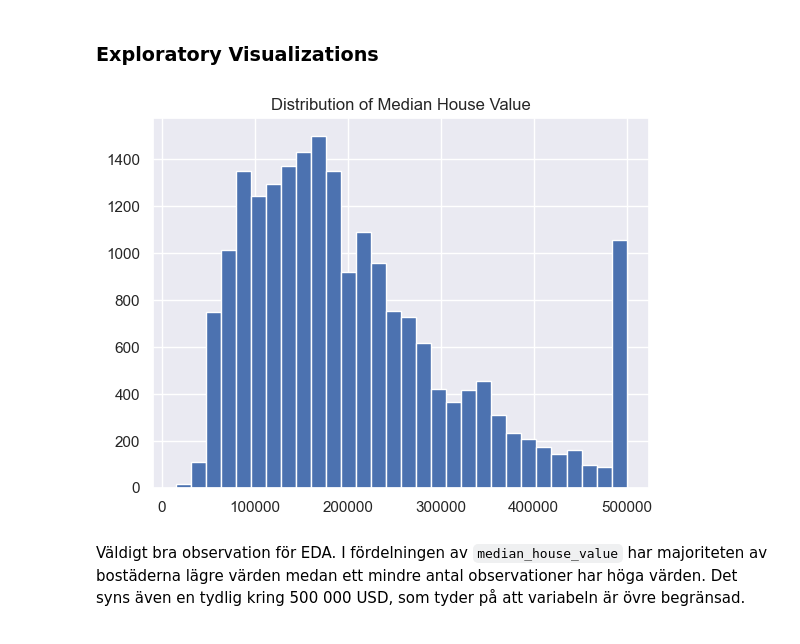
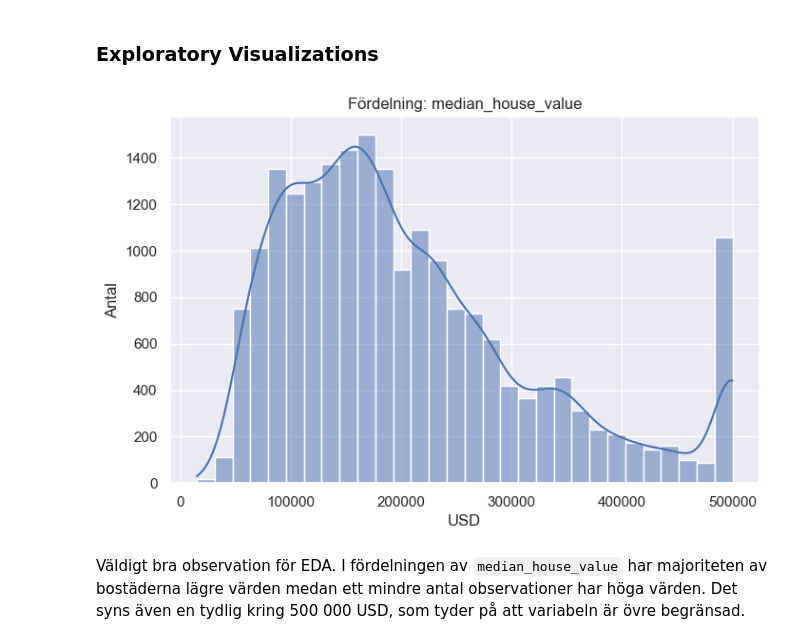
Before and after one commit to KataBeh/California-Housing, a Jupyter notebook: ML_Uppgift1_Katarina_Behrami.ipynb, the cells around one changed output. Saved outputs shown, nothing was run; the diff lists cells and outputs as text; code cells hidden in the pictures.

```diff
--- a/ML_Uppgift1_Katarina_Behrami.ipynb
+++ b/ML_Uppgift1_Katarina_Behrami.ipynb
@@ -74,7 +91,7 @@ median_house_value      0
 ocean_proximity         0
 dtype: int64
 # %%
-df["total_bedrooms"]= df["total_bedrooms"].fillna(df["total_bedrooms"].median())
+#df["total_bedrooms"]= df["total_bedrooms"].fillna(df["total_bedrooms"].median())
 # %%
 print("Missing values per column:")
 df.isna().sum()
@@ -97,10 +101,14 @@ Medianen är robust mot extremvärden och påverkar därför fördelningen mindr
 # %% [markdown]
 ### Exploratory Visualizations
 # %%
-df["median_house_value"].hist(bins=30)
-plt.title("Distribution of Median House Value")
+# Histogram på target
+plt.figure(figsize=(8,5))
+sns.histplot(df["median_house_value"], bins=30, kde=True)
+plt.title("Fördelning: median_house_value")
+plt.xlabel("USD")
+plt.ylabel("Antal")
 plt.show()
 # %% [output]
-[figure, old version]
+[figure, new version]
 # %% [markdown]
 Väldigt bra observation för EDA. I fördelningen av `median_house_value` har majoriteten av bostäderna lägre värden medan ett mindre antal observationer har höga värden. Det syns även en tydlig kring 500 000 USD, som tyder på att variabeln är övre begränsad.
```
Also changed, not shown: parts of 28 cells of this notebook, 1 other file.
